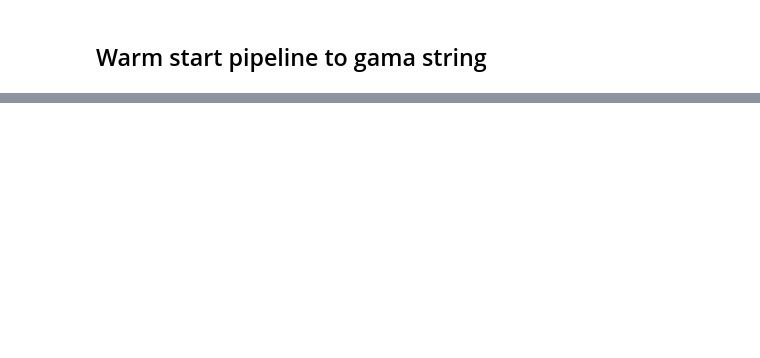
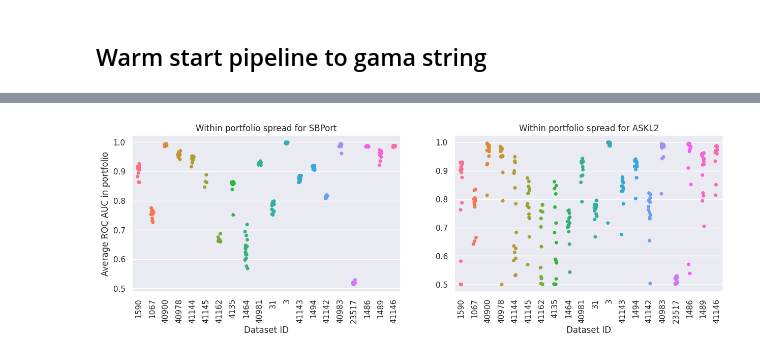
Before and after one commit to WmWessels/MasterThesis, a Jupyter notebook: util_notebook.ipynb, the cells around one changed output, grey strips where cells are left out. Saved outputs shown, nothing was run; the diff lists cells and outputs as text; code cells hidden in the pictures; blank space fills up the shorter version.

```diff
--- a/util_notebook.ipynb
+++ b/util_notebook.ipynb
@@ -546,0 +879,8 @@ print(pipeline_strings)
+# %%
+import pandas as pd
+
+data_bin = pd.read_csv("cv_scores_bin.csv", index_col=0)
+executed_results_16 = pd.DataFrame(np.sort(data_bin.values, axis=1)[:, :16],
+           columns=np.arange(1, 17)).add_prefix('Col')
+max_per_row = executed_results_16.max(axis=1)
+mean_per_row = executed_results_16.mean(axis=1)
@@ -546,0 +943,2 @@ print(pipeline_strings)
+# %%
+stable_df_sbport = pd.DataFrame(np.array(sbport_values_stable).T)
@@ -546,0 +949,25 @@ print(pipeline_strings)
+# %%
+import seaborn as sns
+
+# sns.set(style="whitegrid")
+#give me different options for style
+sns.set(style="darkgrid")
+
+fig, (ax1, ax2) = plt.subplots(1, 2, figsize = (15, 4))
+sns.stripplot(data=stable_df_sbport, ax = ax1)
+ax1.set_title("Within portfolio spread for SBPort")
+ax1.set_xlabel("Dataset ID")
+ax1.set_ylabel("Average ROC AUC in portfolio")
+ax1.set_xticks(ticks = range(0, stable_df_sbport.shape[1]), labels = [str(did) for did in binary_test], rotation = 90)
+
+sns.stripplot(data=executed_results_16.T, ax = ax2)
+ax2.set_title("Within portfolio spread for ASKL2")
+ax2.set_xlabel("Dataset ID")
+
+ax2.set_xticks(ticks = range(0, stable_df_sbport.shape[1]), labels = [str(did) for did in binary_test], rotation = 90)
+
+plt.savefig("sbport_askl2_stable.png", bbox_inches='tight')
+
+#create a boxplot from sbport_values_stable
+# %% [output]
+[figure, added]
```
Also changed, not shown: parts of 48 cells of this notebook, 21 other files.
